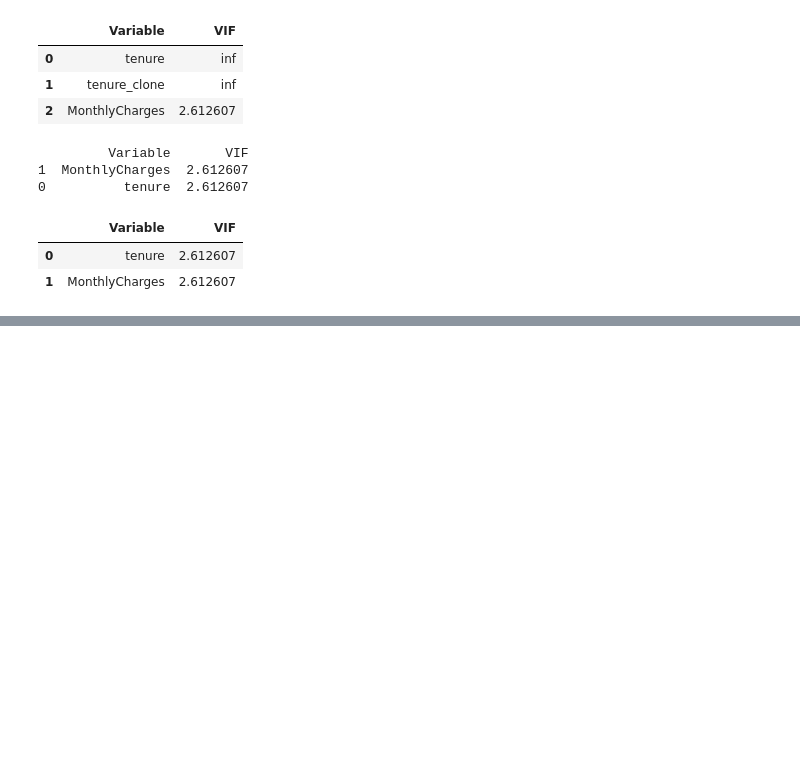
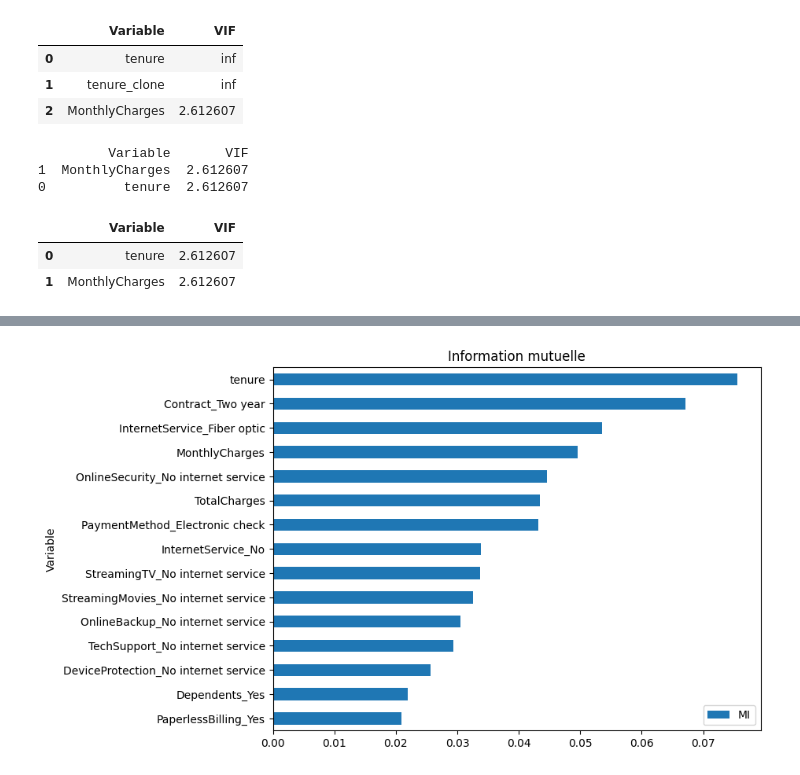
Before and after one commit to bms-awadi/arene-des-algos-Awadi_BEDJA, a Jupyter notebook: Partie2_data_collecte_preprocessing/telco_churn.ipynb, the cells around one changed output, grey strips where cells are left out. Saved outputs shown, nothing was run; the diff lists cells and outputs as text; code cells hidden in the pictures; blank space fills up the shorter version.

```diff
--- a/Partie2_data_collecte_preprocessing/telco_churn.ipynb
+++ b/Partie2_data_collecte_preprocessing/telco_churn.ipynb
@@ -712,0 +795,28 @@ rapport_multicolinearite(
+# %%
+from sklearn.feature_selection import (
+    mutual_info_classif
+)
+
+X = df_encoded.drop(
+    columns=[target]
+)
+
+y = df_encoded[target]
+
+mi = mutual_info_classif(
+    X,
+    y,
+    random_state=42
+)
+
+mi_df = pd.DataFrame({
+    "Variable": X.columns,
+    "MI": mi
+})
+
+mi_df = mi_df.sort_values(
+    by="MI",
+    ascending=False
+)
+
+mi_df.head(15)
@@ -712,0 +840,17 @@ rapport_multicolinearite(
+# %%
+mi_df.head(15).sort_values(
+    by="MI"
+).plot(
+    x="Variable",
+    y="MI",
+    kind="barh",
+    figsize=(8,6)
+)
+
+plt.title(
+    "Information mutuelle"
+)
+
+plt.show()
+# %% [output]
+[figure, added]
```
Also changed, not shown: parts of 12 cells of this notebook, 1 other file.
